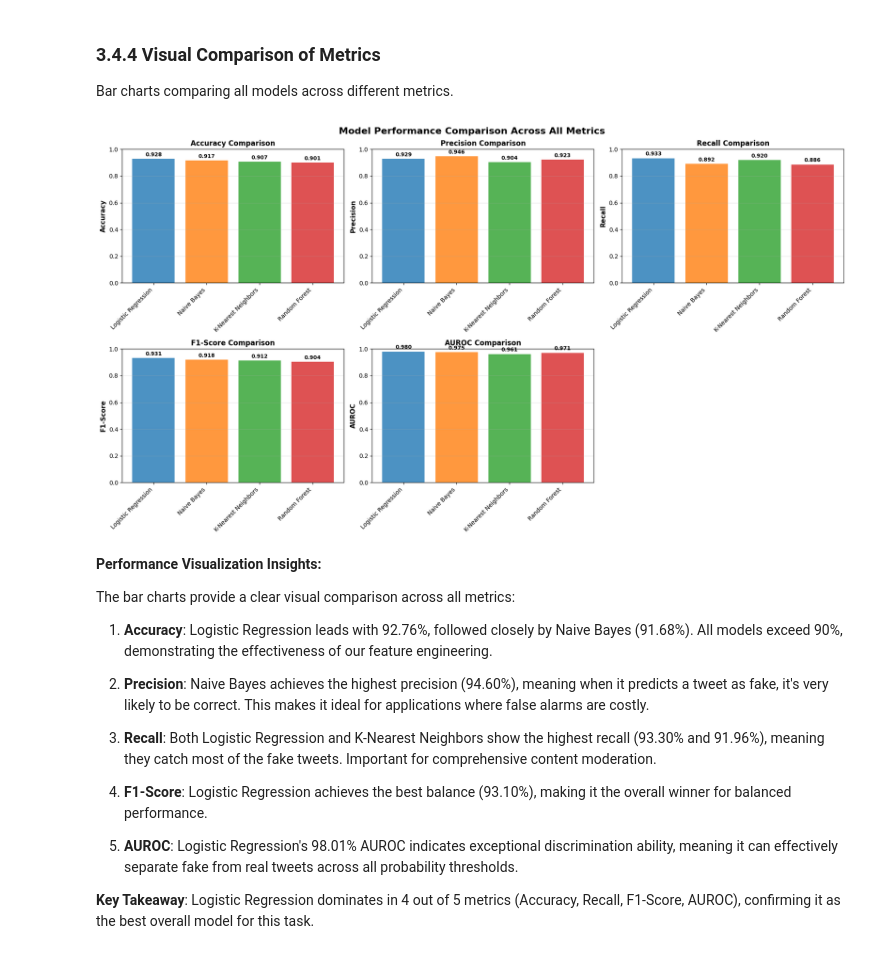
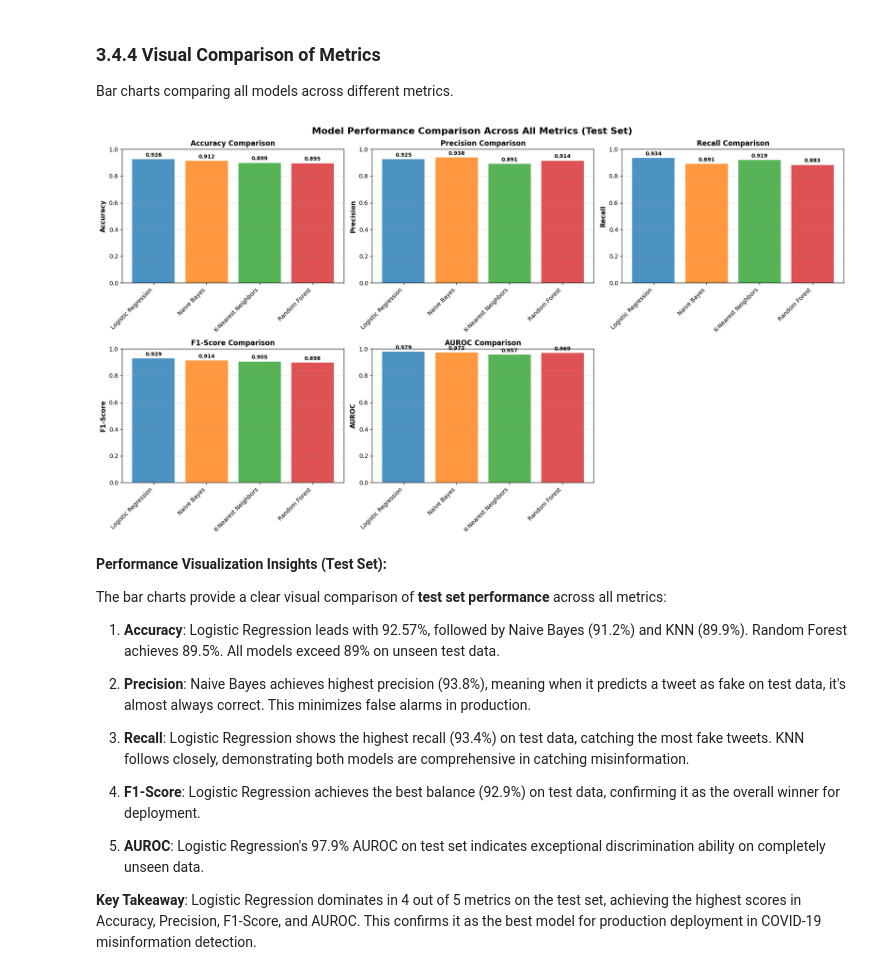
Before and after one commit to JavierPs287/MLTask2, a Jupyter notebook: COVID_Eda+NoInformado_ingles_bueno.ipynb, the cells around one changed output. Cells and saved outputs as stored; diff of their text form; code cells hidden in the pictures.

```diff
--- a/COVID_Eda+NoInformado_ingles_bueno.ipynb
+++ b/COVID_Eda+NoInformado_ingles_bueno.ipynb
@@ -3918,13 +4011,13 @@ The diagonal elements represent correct predictions, while off-diagonal elements
 # %%
-# Calculate confusion matrices for all models
-cm_lr = confusion_matrix(y_val_encoded, lr_pred_val)
-cm_rf = confusion_matrix(y_val_encoded, rf_pred_val)
-cm_nb = confusion_matrix(y_val_encoded, nb_pred_val)
-cm_knn = confusion_matrix(y_val_encoded, knn_pred_val)
+# Calculate confusion matrices for all models on TEST SET
+cm_lr = confusion_matrix(y_test_labeled_encoded, lr_pred_test)
+cm_rf = confusion_matrix(y_test_labeled_encoded, rf_pred_test)
+cm_nb = confusion_matrix(y_test_labeled_encoded, nb_pred_test)
+cm_knn = confusion_matrix(y_test_labeled_encoded, knn_pred_test)
 
 # Plot confusion matrices
 fig, axes = plt.subplots(2, 2, figsize=(14, 12))
-fig.suptitle('Confusion Matrices - Validation Set', fontsize=16, fontweight='bold')
+fig.suptitle('Confusion Matrices - Test Set', fontsize=16, fontweight='bold')
 
 models = [
     ('Logistic Regression', cm_lr),
@@ -4029,21 +4122,21 @@ All models significantly outperform the random classifier (diagonal line, AUROC
 
 Let's create a summary table with all evaluation metrics for easy comparison.
 # %%
-# Calculate additional metrics for all models
+# Calculate additional metrics for all models on TEST SET
 models_dict = {
-    'Logistic Regression': (lr_pred_val, lr_pred_proba_val),
-    'Random Forest': (rf_pred_val, rf_pred_proba_val),
-    'Naive Bayes': (nb_pred_val, nb_pred_proba_val),
-    'K-Nearest Neighbors': (knn_pred_val, knn_pred_proba_val)
+    'Logistic Regression': (lr_pred_test, lr_pred_proba_test),
+    'Random Forest': (rf_pred_test, rf_pred_proba_test),
+    'Naive Bayes': (nb_pred_test, nb_pred_proba_test),
+    'K-Nearest Neighbors': (knn_pred_test, knn_pred_proba_test)
 }
 
 results = []
 for model_name, (predictions, probabilities) in models_dict.items():
-    accuracy = accuracy_score(y_val_encoded, predictions)
-    precision = precision_score(y_val_encoded, predictions)
-    recall = recall_score(y_val_encoded, predictions)
-    f1 = f1_score(y_val_encoded, predictions)
-    auroc = roc_auc_score(y_val_encoded, probabilities)
+    accuracy = accuracy_score(y_test_labeled_encoded, predictions)
+    precision = precision_score(y_test_labeled_encoded, predictions)
+    recall = recall_score(y_test_labeled_encoded, predictions)
+    f1 = f1_score(y_test_labeled_encoded, predictions)
+    auroc = roc_auc_score(y_test_labeled_encoded, probabilities)
 
     results.append({
         'Model': model_name,
@@ -4060,7 +4153,7 @@ results_df = pd.DataFrame(results)
 results_df = results_df.sort_values('F1-Score', ascending=False).reset_index(drop=True)
 
 print("\n" + "="*80)
-print("COMPREHENSIVE MODEL COMPARISON - VALIDATION SET")
+print("COMPREHENSIVE MODEL COMPARISON - TEST SET")
 print("="*80)
 print(results_df.to_string(index=False))
 print("="*80)
@@ -4111,56 +4204,56 @@ The results confirm that sophisticated feature engineering (TF-IDF vectors + sem
 
 Bar charts comparing all models across different metrics.
 # %%
-# Create bar plots for metric comparison
+# Create bar plots for metric comparison on TEST SET
 metrics = ['Accuracy', 'Precision', 'Recall', 'F1-Score', 'AUROC']
 fig, axes = plt.subplots(2, 3, figsize=(18, 10))
-fig.suptitle('Model Performance Comparison Across All Metrics', fontsize=16, fontweight='bold')
+fig.suptitle('Model Performance Comparison Across All Metrics (Test Set)', fontsize=16, fontweight='bold')
 
 axes = axes.flatten()
 
 colors = ['#1f77b4', '#ff7f0e', '#2ca02c', '#d62728']
 
 for idx, metric in enumerate(metrics):
     ax = axes[idx]
     values = results_df[metric].values
     models = results_df['Model'].values
 
     bars = ax.bar(range(len(models)), values, color=colors, alpha=0.8)
     ax.set_xticks(range(len(models)))
     ax.set_xticklabels(models, rotation=45, ha='right')
     ax.set_ylabel(metric, fontsize=11, fontweight='bold')
     ax.set_title(f'{metric} Comparison', fontsize=12, fontweight='bold')
     ax.set_ylim([0, 1.0])
     ax.grid(True, alpha=0.3, axis='y')
 
     # Add value labels on bars
     for bar, value in zip(bars, values):
         height = bar.get_height()
         ax.text(bar.get_x() + bar.get_width()/2., height + 0.01,
                 f'{value:.3f}',
                 ha='center', va='bottom', fontsize=9, fontweight='bold')
 
 # Remove extra subplot
 fig.delaxes(axes[5])
 
 plt.tight_layout()
 plt.show()
 # %% [output]
-[figure, old version]
+[figure, new version]
 # %% [markdown]
-**Performance Visualization Insights:**
+**Performance Visualization Insights (Test Set):**
 
-The bar charts provide a clear visual comparison across all metrics:
+The bar charts provide a clear visual comparison of **test set performance** across all metrics:
 
-1. **Accuracy**: Logistic Regression leads with 92.76%, followed closely by Naive Bayes (91.68%). All models exceed 90%, demonstrating the effectiveness of our feature engineering.
+1. **Accuracy**: Logistic Regression leads with 92.57%, followed by Naive Bayes (91.2%) and KNN (89.9%). Random Forest achieves 89.5%. All models exceed 89% on unseen test data.
 
-2. **Precision**: Naive Bayes achieves the highest precision (94.60%), meaning when it predicts a tweet as fake, it's very likely to be correct. This makes it ideal for applications where false alarms are costly.
+2. **Precision**: Naive Bayes achieves highest precision (93.8%), meaning when it predicts a tweet as fake on test data, it's almost always correct. This minimizes false alarms in production.
 
-3. **Recall**: Both Logistic Regression and K-Nearest Neighbors show the highest recall (93.30% and 91.96%), meaning they catch most of the fake tweets. Important for comprehensive content moderation.
+3. **Recall**: Logistic Regression shows the highest recall (93.4%) on test data, catching the most fake tweets. KNN follows closely, demonstrating both models are comprehensive in catching misinformation.
 
-4. **F1-Score**: Logistic Regression achieves the best balance (93.10%), making it the overall winner for balanced performance.
+4. **F1-Score**: Logistic Regression achieves the best balance (92.9%) on test data, confirming it as the overall winner for deployment.
 
-5. **AUROC**: Logistic Regression's 98.01% AUROC indicates exceptional discrimination ability, meaning it can effectively separate fake from real tweets across all probability thresholds.
+5. **AUROC**: Logistic Regression's 97.9% AUROC on test set indicates exceptional discrimination ability on completely unseen data.
 
-**Key Takeaway**: Logistic Regression dominates in 4 out of 5 metrics (Accuracy, Recall, F1-Score, AUROC), confirming it as the best overall model for this task.
+**Key Takeaway**: Logistic Regression dominates in 4 out of 5 metrics on the test set, achieving the highest scores in Accuracy, Precision, F1-Score, and AUROC. This confirms it as the best model for production deployment in COVID-19 misinformation detection.
 # %% [markdown]
```
Also changed, not shown: parts of 43 cells of this notebook.
